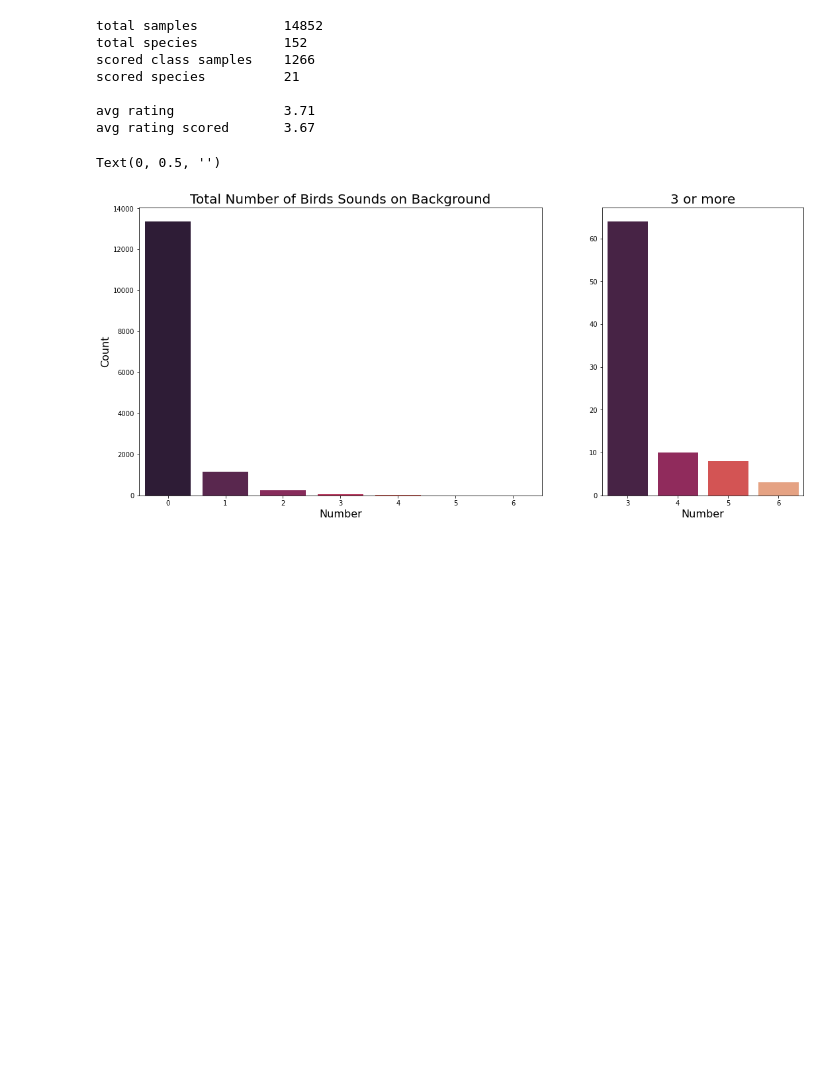
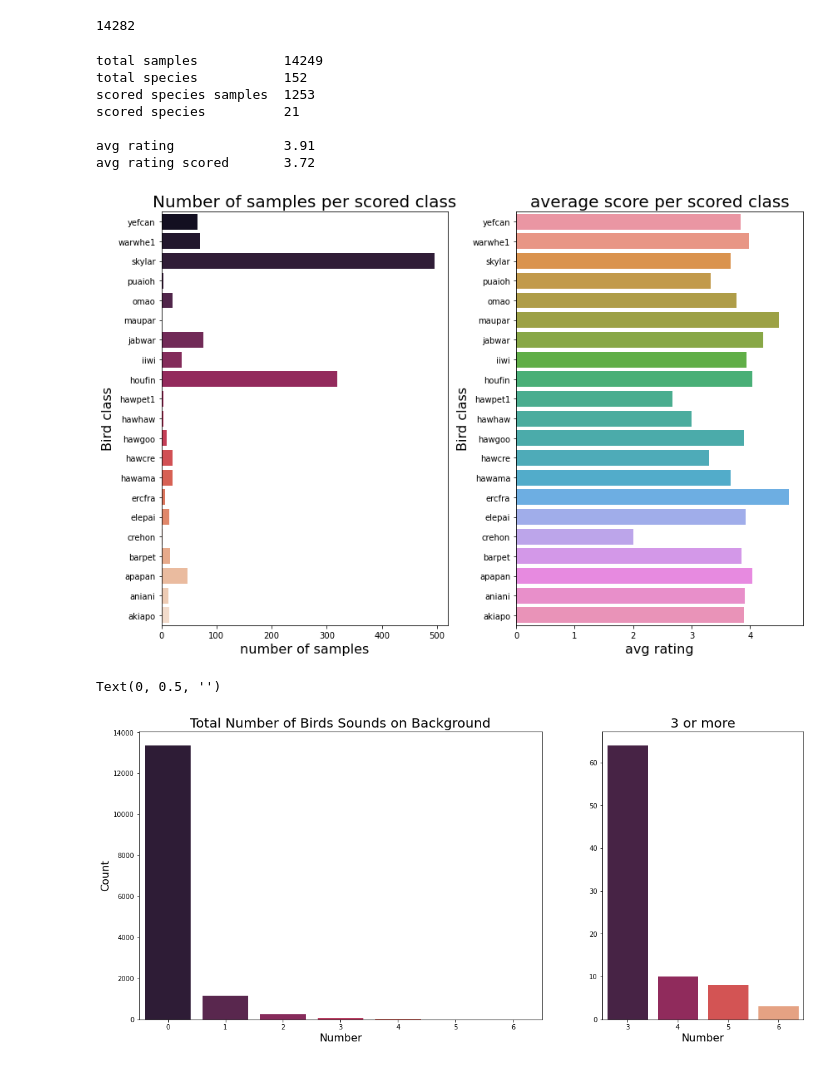
Before and after one commit to HuBaX/birdclef2022, a Jupyter notebook: EDA_1.ipynb, the cells around one changed output. Drawn from its saved outputs; the diff is of its cells as text; code cells hidden in the pictures; blank space fills up the shorter version.

```diff
--- a/EDA_1.ipynb
+++ b/EDA_1.ipynb
@@ -19,8 +19,18 @@ meta.head()
 | 2 | afrsil1 | [] | ['call', 'song'] | 16.2901 | -16.0321 | Euodice cantans | African Silverbill | Bram Piot | ... |
 | 3 | afrsil1 | [] | ['alarm call', 'call'] | 17.0922 | 54.2958 | Euodice cantans | African Silverbill | Oscar Campbell | ... |
 | 4 | afrsil1 | [] | ['flight call'] | 21.4581 | -157.7252 | Euodice cantans | African Silverbill | Ross Gallardy | ... |
+# %%
+# rating 0.0 -> no rating was given by user
+# filter out entries without a rating
+
+rated_recordings = meta['rating']!=0.0
+rated_recs = meta[rated_recordings]
+
+print(len(rated_recs))
+# %% [output]
+14282
 # %%
-ratings = meta.groupby("primary_label").mean()["rating"].reset_index().sort_values(by = "rating", ascending = False)
+ratings = rated_recs.groupby("primary_label").mean()["rating"].reset_index().sort_values(by = "rating", ascending = False)
 ratings["scored"] = ratings["primary_label"].isin(scored)
 
 scored_meta = meta["primary_label"].isin(scored)
@@ -41,13 +51,32 @@ avg rating scored       {ratings[ratings_filtered].rating.mean() :.2f}
 
 print(information)
 # %% [output]
-total samples           14852
+total samples           14249
 total species           152
-scored class samples    1266
+scored species samples  1253
 scored species          21
 
-avg rating              3.71
-avg rating scored       3.67
+avg rating              3.91
+avg rating scored       3.72
+# %%
+fig, ax = plt.subplots(nrows = 1, ncols = 2, figsize = (12,8))
+
+ratings = rated_recs.groupby("primary_label").mean()["rating"].reset_index()
+ratings["scored"] = ratings["primary_label"].isin(scored)
+ratings_filtered = ratings['scored']==True
+
+sns.barplot(x = 'primary_label', y = 'index',data = scored_meta['primary_label'].value_counts().sort_index(ascending = False).reset_index(), ax = ax[0], palette = 'rocket')
+sns.barplot(y = "primary_label", x = "rating", data = ratings[ratings_filtered][::-1], ax = ax[1], dodge = False)
+ax[0].set_title('Number of samples per scored class', fontdict = {'fontsize':20})
+ax[0].set_xlabel('number of samples', fontdict = {'fontsize':16})
+ax[0].set_ylabel('Bird class', fontdict = {'fontsize':16})
+ax[1].set_title('average score per scored class', fontdict = {'fontsize':20})
+ax[1].set_xlabel('avg rating', fontdict = {'fontsize':16})
+ax[1].set_ylabel('Bird class', fontdict = {'fontsize':16})
+
+plt.tight_layout()
+# %% [output]
+[figure, added]
 # %%
 meta['secondary_labels'] = meta['secondary_labels'].apply(lambda x: re.findall(r"'(\w+)'", x))
 # %%
```
Also changed, not shown: parts of 2 cells of this notebook.
